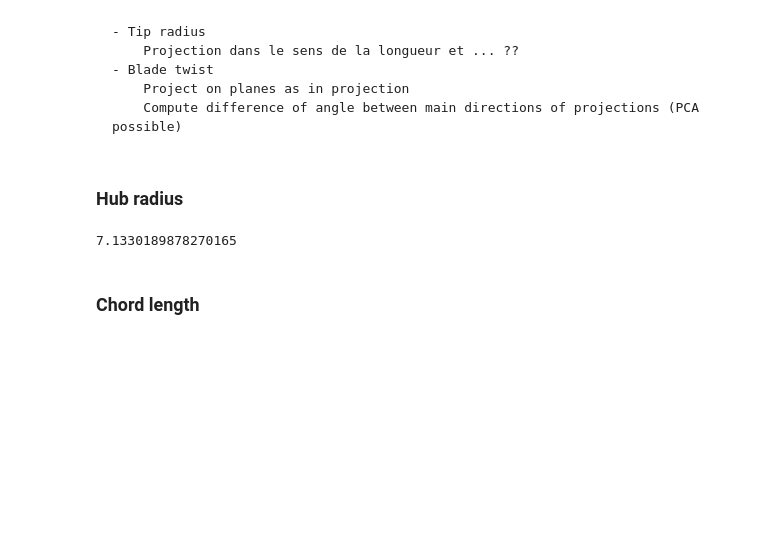
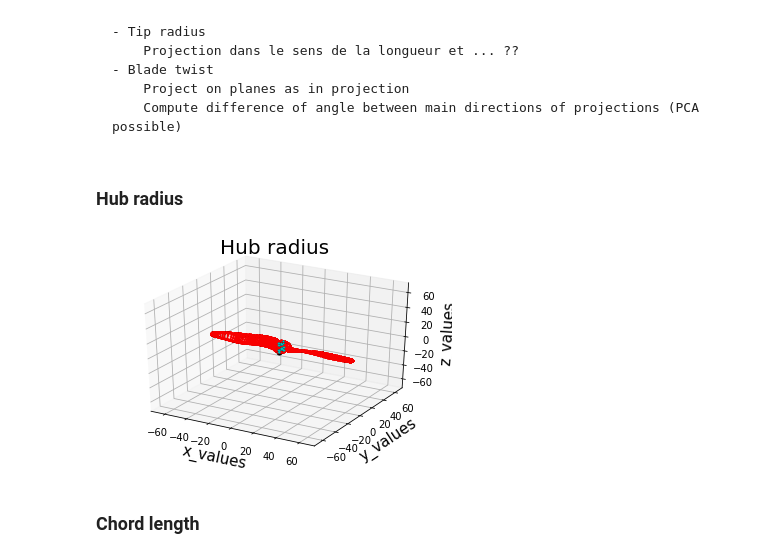
Before and after one commit to PaulineMauryL/PropellerProject, a Jupyter notebook: main.ipynb, the cells around one changed output. Drawn from its saved outputs; the diff is of its cells as text; code cells hidden in the pictures; blank space fills up the shorter version.

Commit message:
improved hub computation and chord length

```diff
--- a/main.ipynb
+++ b/main.ipynb
@@ -68,7 +61,13 @@ hub_radius_norm = np.linalg.norm(hub_radius)
-# %%
-hub_radius_norm
-# %% [output]
-7.1330189878270165
+# %%
+hub_points = get_hub_points(propeller_coords, dmiddle, vect_length)
+
+hub_outer_radius, hub_inner_radius = get_hub_radius(hub_points, middle_point, vect_side)
+
+hub_radius = hub_outer_radius[2] - middle_point[2]  #from center to exterior radius
+# %%
+plot_hub(propeller_coords, hub_points, hub_outer_radius, hub_inner_radius)
+# %% [output]
+[figure, added]
 # %% [markdown]
 ### Chord length
 # %%
```
Also changed, not shown: parts of 3 cells of this notebook, 2 other files.
